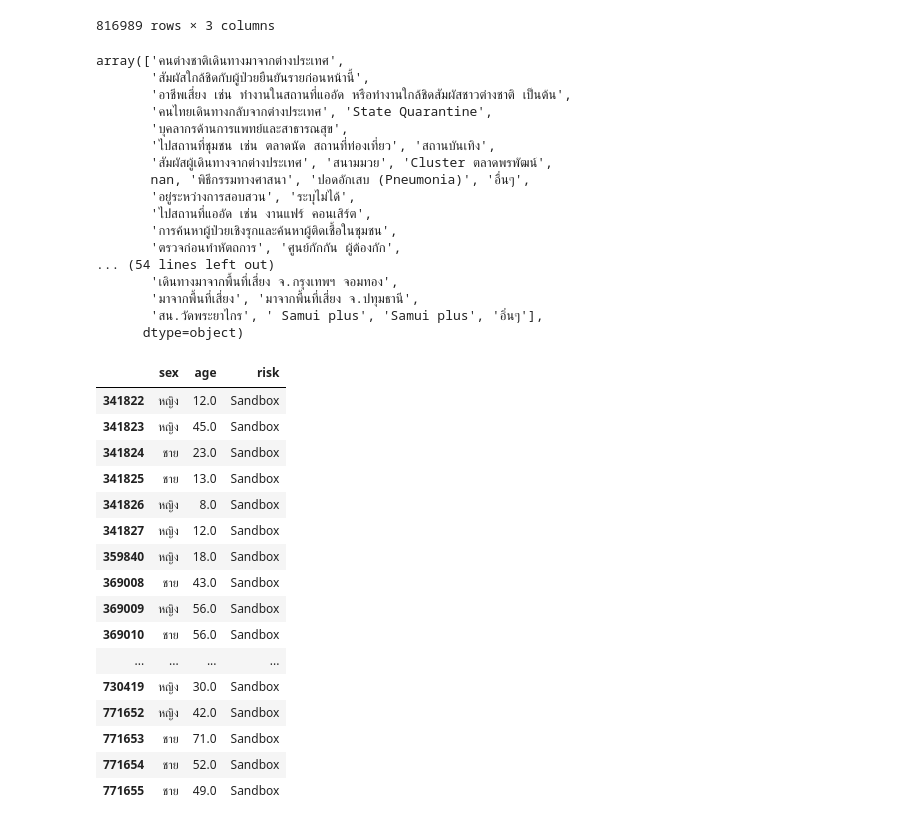
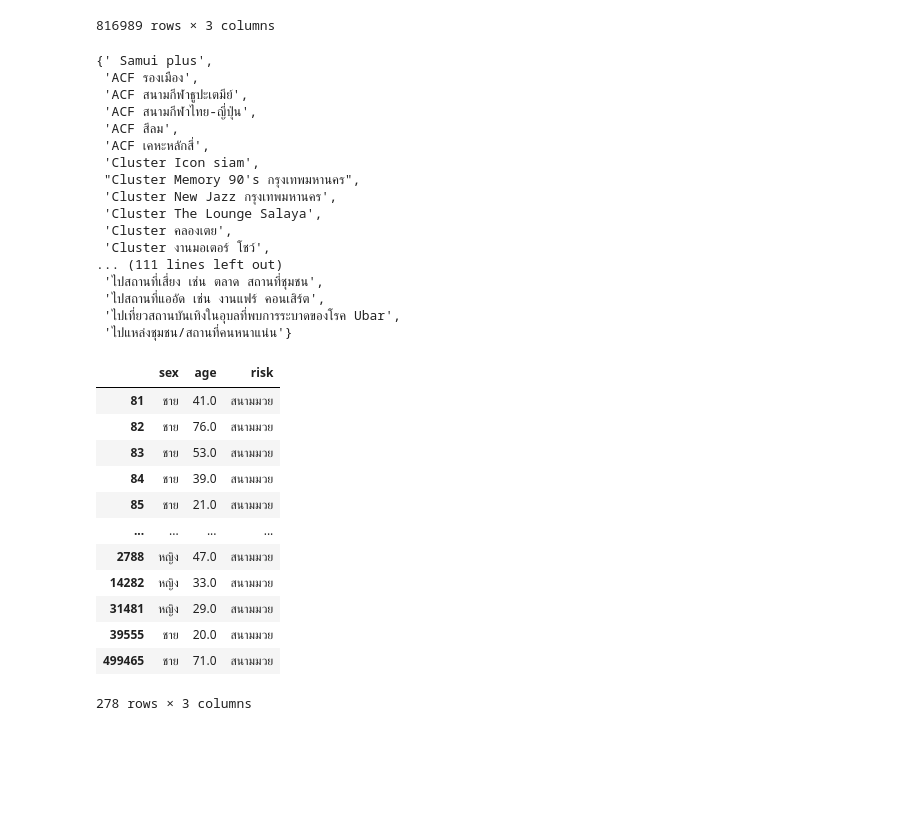
Before and after one commit to khanittha-phusopha/data_viz_2022, a Jupyter notebook: DataViz01_Table_Data.ipynb, the cells around one changed output. Drawn from its saved outputs; the diff is of its cells as text; code cells hidden in the pictures; blank space fills up the shorter version.

```diff
--- a/DataViz01_Table_Data.ipynb
+++ b/DataViz01_Table_Data.ipynb
@@ -179,0 +163,6 @@ data_df
+# %%
+data_file_path = os.path.join(path,'confirmed-cases.csv')  #สร้าง mid_file_path มารับข้อมูล เปิดไฟล์ confirmed-cases.csv
+data_covid = pd.read_csv(data_file_path)
+# %%
+data_1 = data_covid[['sex','age','risk']] ##นำตัวแปร data_1 มารับข้อมูลตาราง data_covid ที่มี column เป็น 'sex','age','risk'
+data_1 #เรียกดูตาราง
@@ -214,43 +217,39 @@ data_HW
 | 816988 | หญิง | 19.0 | อื่นๆ |
 816989 rows × 3 columns
 # %%
-data_HW['risk'].unique()  # เลือกชื่อ risk ในตารางออกมาว่ามีค่าอะไรบ้าง โดย unique จะเลือกค่าที่ไม่ซ้ำกันออกมา
+set(data_1['risk'])  # เลือกชื่อ risk ในตารางออกมาว่ามีค่าอะไรบ้าง โดย unique จะเลือกค่าที่ไม่ซ้ำกันออกมา
 # %% [output]
-array(['คนต่างชาติเดินทางมาจากต่างประเทศ',
-       'สัมผัสใกล้ชิดกับผู้ป่วยยืนยันรายก่อนหน้านี้',
-       'อาชีพเสี่ยง เช่น ทำงานในสถานที่แออัด หรือทำงานใกล้ชิดสัมผัสชาวต่างชาติ เป็นต้น',
-       'คนไทยเดินทางกลับจากต่างประเทศ', 'State Quarantine',
-       'บุคลากรด้านการแพทย์และสาธารณสุข',
-       'ไปสถานที่ชุมชน เช่น ตลาดนัด สถานที่ท่องเที่ยว', 'สถานบันเทิง',
-       'สัมผัสผู้เดินทางจากต่างประเทศ', 'สนามมวย', 'Cluster ตลาดพรพัฒน์',
-       nan, 'พิธีกรรมทางศาสนา', 'ปอดอักเสบ (Pneumonia)', 'อื่นๆ',
-       'อยู่ระหว่างการสอบสวน', 'ระบุไม่ได้',
-       'ไปสถานที่แออัด เช่น งานแฟร์ คอนเสิร์ต',
-       'การค้นหาผู้ป่วยเชิงรุกและค้นหาผู้ติดเชื้อในชุมชน',
-       'ตรวจก่อนทำหัตถการ', 'ศูนย์กักกัน ผู้ต้องกัก',
-... (54 lines left out)
-       'เดินทางมาจากพื้นที่เสี่ยง จ.กรุงเทพฯ จอมทอง',
-       'มาจากพื้นที่เสี่ยง', 'มาจากพื้นที่เสี่ยง จ.ปทุมธานี',
-       'สน.วัดพระยาไกร', ' Samui plus', 'Samui plus', 'อิ่นๆ'],
-      dtype=object)
+{' Samui plus',
+ 'ACF รองเมือง',
+ 'ACF สนามกีฬาธูปะเตมีย์',
+ 'ACF สนามกีฬาไทย-ญี่ปุ่น',
+ 'ACF สีลม',
+ 'ACF เคหะหลักสี่',
+ 'Cluster Icon siam',
+ "Cluster Memory 90's กรุงเทพมหานคร",
+ 'Cluster New Jazz กรุงเทพมหานคร',
+ 'Cluster The Lounge Salaya',
+ 'Cluster คลองเตย',
+ 'Cluster งานมอเตอร์ โชว์',
+... (111 lines left out)
+ 'ไปสถานที่เสี่ยง เช่น ตลาด สถานที่ชุมชน',
+ 'ไปสถานที่แออัด เช่น งานแฟร์ คอนเสิร์ต',
+ 'ไปเที่ยวสถานบันเทิงในอุบลที่พบการระบาดของโรค Ubar',
+ 'ไปแหล่งชุมชน/สถานที่คนหนาแน่น'}
 # %%
-data01 = data_HW[data_HW['risk']=='Sandbox']  # เลือก risk ที่สนใจ
-data01
+risk1 = data_1[data_1['risk']=='สนามมวย']#เลือก risk ที่สนใจ
+risk1
 # %% [output]
 |  | sex | age | risk |
-| 341822 | หญิง | 12.0 | Sandbox |
-| 341823 | หญิง | 45.0 | Sandbox |
-| 341824 | ชาย | 23.0 | Sandbox |
-| 341825 | ชาย | 13.0 | Sandbox |
-| 341826 | หญิง | 8.0 | Sandbox |
-| 341827 | หญิง | 12.0 | Sandbox |
-| 359840 | หญิง | 18.0 | Sandbox |
-| 369008 | ชาย | 43.0 | Sandbox |
-| 369009 | หญิง | 56.0 | Sandbox |
-| 369010 | ชาย | 56.0 | Sandbox |
+| 81 | ชาย | 41.0 | สนามมวย |
+| 82 | ชาย | 76.0 | สนามมวย |
+| 83 | ชาย | 53.0 | สนามมวย |
+| 84 | ชาย | 39.0 | สนามมวย |
+| 85 | ชาย | 21.0 | สนามมวย |
 | ... | ... | ... | ... |
-| 730419 | หญิง | 30.0 | Sandbox |
-| 771652 | หญิง | 42.0 | Sandbox |
-| 771653 | ชาย | 71.0 | Sandbox |
-| 771654 | ชาย | 52.0 | Sandbox |
-| 771655 | ชาย | 49.0 | Sandbox |
+| 2788 | หญิง | 47.0 | สนามมวย |
+| 14282 | หญิง | 33.0 | สนามมวย |
+| 31481 | หญิง | 29.0 | สนามมวย |
+| 39555 | ชาย | 20.0 | สนามมวย |
+| 499465 | ชาย | 71.0 | สนามมวย |
+278 rows × 3 columns
```
Also changed, not shown: parts of 25 cells of this notebook.
